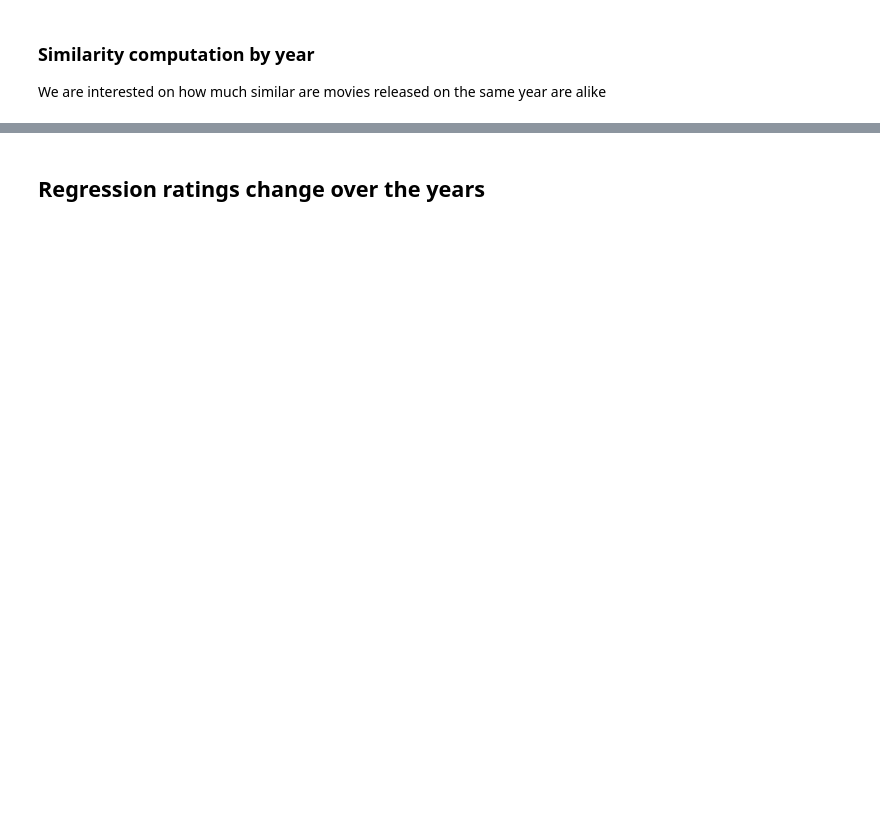
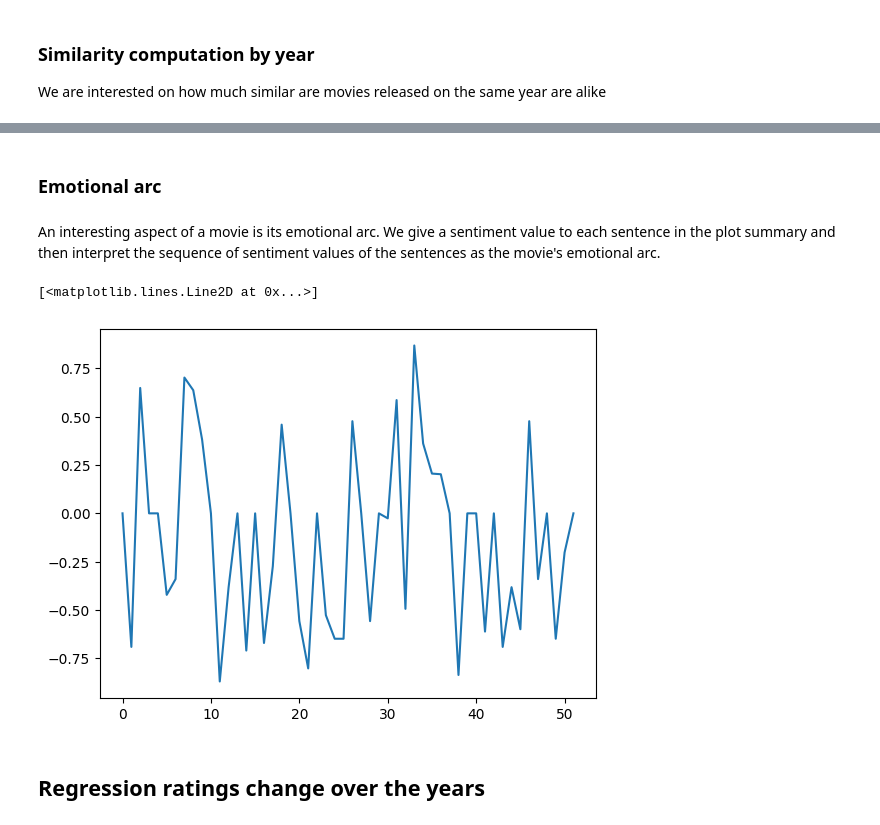
Before and after one commit to epfl-ada/ada-2023-project-msosm, a Jupyter notebook: main.ipynb, the cells around one changed output, grey strips where cells are left out. Saved outputs shown, nothing was run; the diff lists cells and outputs as text; code cells hidden in the pictures; blank space fills up the shorter version.

```diff
--- a/main.ipynb
+++ b/main.ipynb
@@ -241,7 +241,8 @@ plt.title('Actor height in meters, histogram');
 # %%
-from similarity import preprocess_text, cosine_similarity
+from similarity_and_evolution import preprocess_text, cosine_similarity
 
 plot_similarity = plot_summaries
+plot_evolution = plot_summaries
 plot_similarity['count_words'] = plot_similarity.apply(lambda x: len(str(x['plot']).split()), axis=1)
 
 # Drop plots with less than 200 words
@@ -306,6 +315,32 @@ NameError: name 'plot_similarity' is not defined
 #    for idx, row in group.iterrows():
 #        preprocessed_text = preprocess_text(row['plot'])
 #        print(preprocessed_text)
+# %% [markdown]
+### Emotional arc
+# %% [markdown]
+An interesting aspect of a movie is its emotional arc. We give a sentiment value to each sentence in the plot summary and then interpret the sequence of sentiment values of the sentences as the movie's emotional arc.
+# %%
+from similarity_and_evolution import tokenize_per_sentence
+from vaderSentiment.vaderSentiment import SentimentIntensityAnalyzer
+
+# The Hunger Games, tokenized per sentence
+plot_per_sentence = tokenize_per_sentence(plot_evolution.query("wiki_movie_id == 31186339").iloc[0]['plot'])
+# %%
+analyzer = SentimentIntensityAnalyzer()
+"""
+    This function computes the sentiment value of each sentence in the plot, and returns all of them as a list.
+"""
+def compute_sentiment_sequence(plot_sentences):
+    sentiment_sequence = []
+    for sentence in plot_sentences:
+        sentiment_sequence.append(analyzer.polarity_scores(sentence)['compound'])
+    return sentiment_sequence
+# %%
+# plot the sentiment value sequence, i.e emotional arc, of the Hunger Games
+plt.plot(compute_sentiment_sequence(plot_per_sentence))
+# %% [output]
+[<matplotlib.lines.Line2D at 0x...>]
+[figure, added]
 # %% [markdown]
 ## Regression ratings change over the years
 # %%
```
Also changed, not shown: parts of 13 cells of this notebook.
